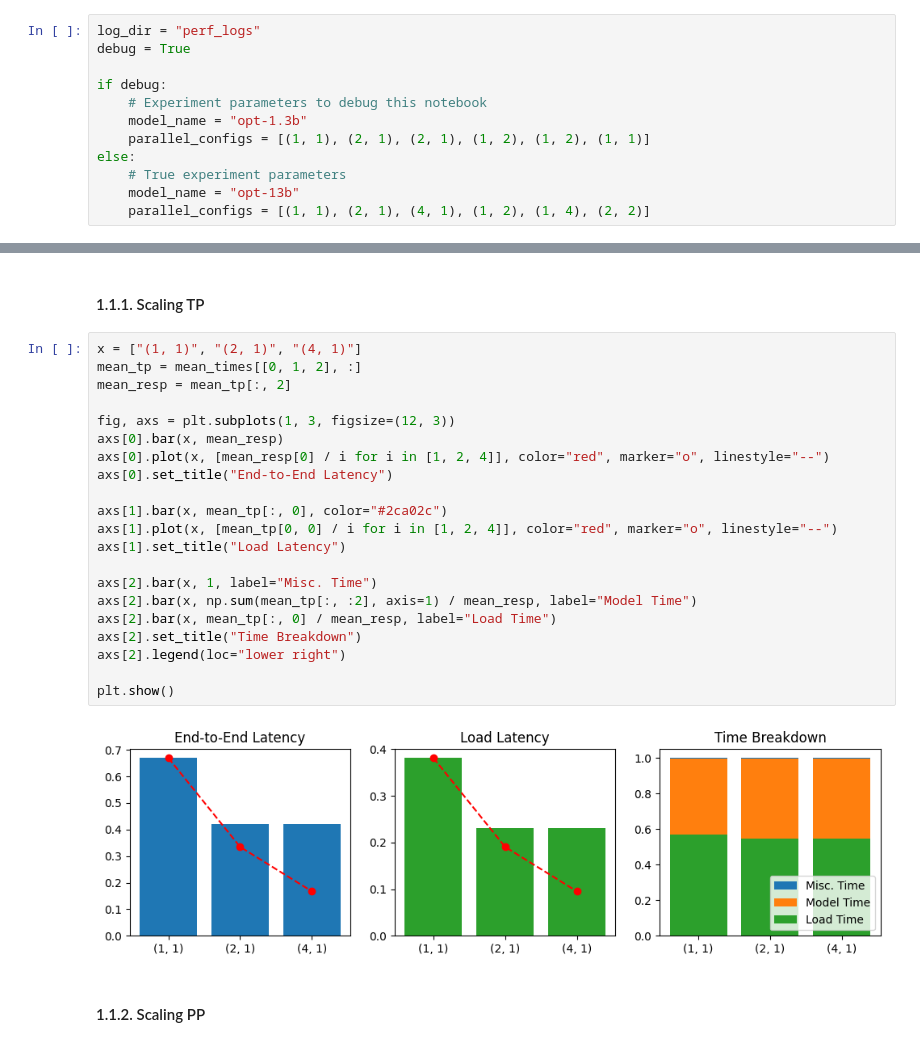
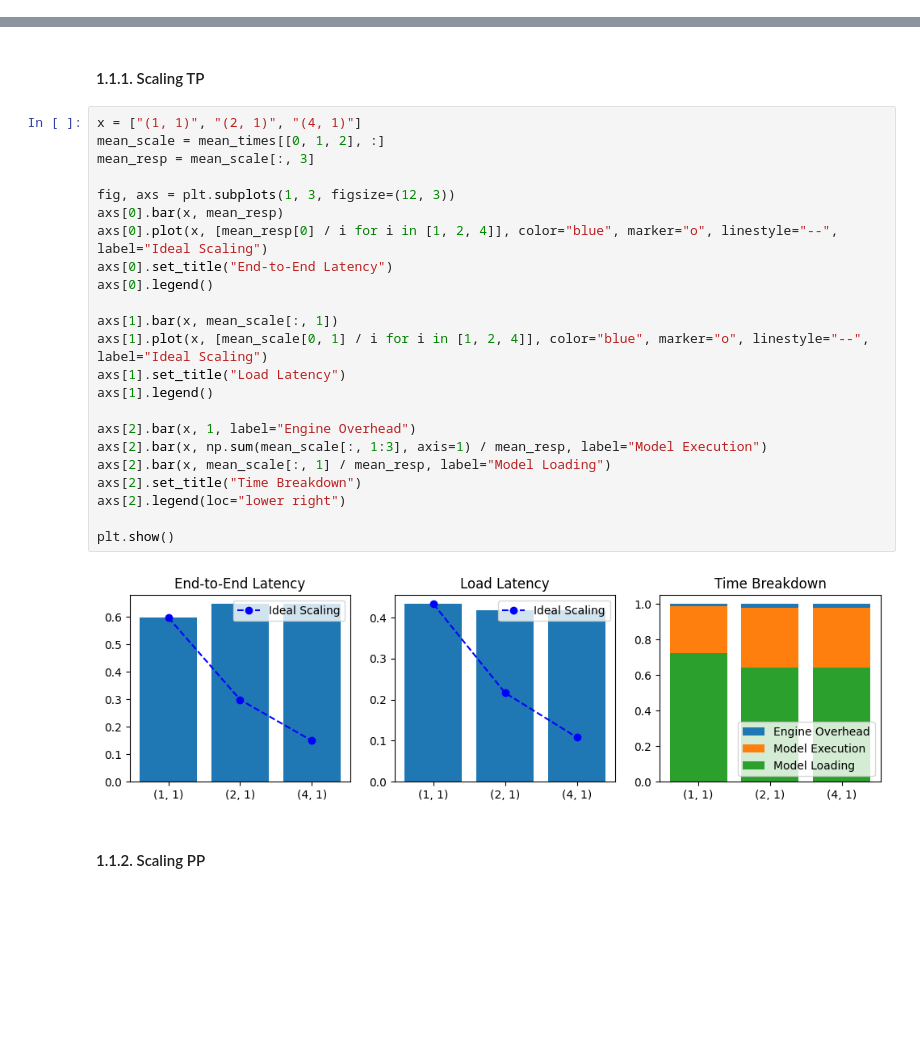
Before and after one commit to dlzou/computron, a Jupyter notebook: experiments/perf.ipynb, the cells around one changed output, grey strips where cells are left out. Cells and saved outputs as stored; diff of their text form; blank space fills up the shorter version.

Commit message:
Update round robin experiment

```diff
--- a/experiments/perf.ipynb
+++ b/experiments/perf.ipynb
@@ -18,16 +19,4 @@ Then run the cells below with `debug = False` to extract time data from logs.
 For reference, Perlmutter GPU nodes have 4x A100 40GB GPUs per mode, each with a PCIe 4.0 x16 CPU-GPU link that has 32 GB/s bandwidth.
 # %% [markdown]
 ### 1.1. Scaling number of GPUs
-# %%
-log_dir = "perf_logs"
-debug = True
-
-if debug:
-    # Experiment parameters to debug this notebook
-    model_name = "opt-1.3b"
-    parallel_configs = [(1, 1), (2, 1), (2, 1), (1, 2), (1, 2), (1, 1)]
-else:
-    # True experiment parameters
-    model_name = "opt-13b"
-    parallel_configs = [(1, 1), (2, 1), (4, 1), (1, 2), (1, 4), (2, 2)]
 # %%
@@ -81,27 +103,29 @@ plt.show()
 #### 1.1.1. Scaling TP
 # %%
 x = ["(1, 1)", "(2, 1)", "(4, 1)"]
-mean_tp = mean_times[[0, 1, 2], :]
-mean_resp = mean_tp[:, 2]
+mean_scale = mean_times[[0, 1, 2], :]
+mean_resp = mean_scale[:, 3]
 
 fig, axs = plt.subplots(1, 3, figsize=(12, 3))
 axs[0].bar(x, mean_resp)
-axs[0].plot(x, [mean_resp[0] / i for i in [1, 2, 4]], color="red", marker="o", linestyle="--")
+axs[0].plot(x, [mean_resp[0] / i for i in [1, 2, 4]], color="blue", marker="o", linestyle="--", label="Ideal Scaling")
 axs[0].set_title("End-to-End Latency")
+axs[0].legend()
 
-axs[1].bar(x, mean_tp[:, 0], color="#2ca02c")
-axs[1].plot(x, [mean_tp[0, 0] / i for i in [1, 2, 4]], color="red", marker="o", linestyle="--")
+axs[1].bar(x, mean_scale[:, 1])
+axs[1].plot(x, [mean_scale[0, 1] / i for i in [1, 2, 4]], color="blue", marker="o", linestyle="--", label="Ideal Scaling")
 axs[1].set_title("Load Latency")
+axs[1].legend()
 
-axs[2].bar(x, 1, label="Misc. Time")
-axs[2].bar(x, np.sum(mean_tp[:, :2], axis=1) / mean_resp, label="Model Time")
-axs[2].bar(x, mean_tp[:, 0] / mean_resp, label="Load Time")
+axs[2].bar(x, 1, label="Engine Overhead")
+axs[2].bar(x, np.sum(mean_scale[:, 1:3], axis=1) / mean_resp, label="Model Execution")
+axs[2].bar(x, mean_scale[:, 1] / mean_resp, label="Model Loading")
 axs[2].set_title("Time Breakdown")
 axs[2].legend(loc="lower right")
 
 plt.show()
 # %% [output]
-[figure, old version]
+[figure, new version]
 # %% [markdown]
 #### 1.1.2. Scaling PP
 # %%
```
Also changed, not shown: parts of 5 cells of this notebook, 7 other files.
